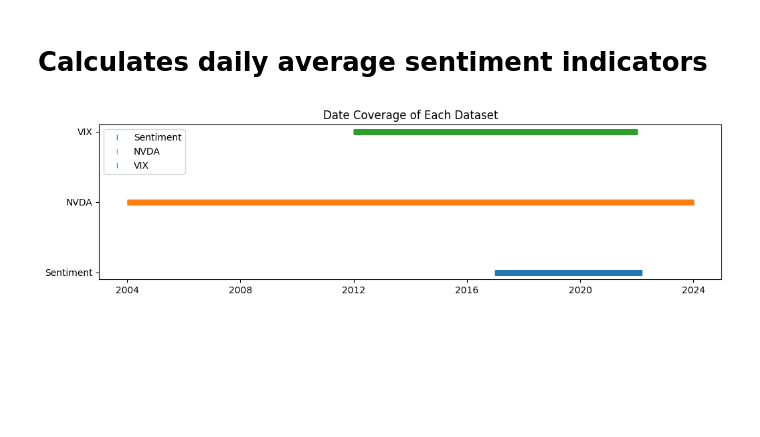
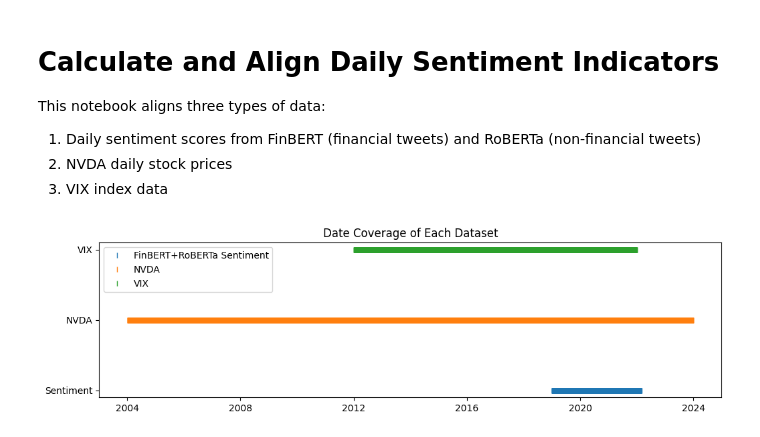
Before and after one commit to INdieCogneuro/IE684-TweetMiner_Market_Sentiment_Analysis, a Jupyter notebook: 4_Analysis/2_Data Alignment.ipynb, the cells around one changed output. Cells and saved outputs as stored; diff of their text form; code cells hidden in the pictures; blank space fills up the shorter version.

Commit message:
Update Analysis with new model, and add BERTtopic sentiment distribution

```diff
--- a/4_Analysis/2_Data Alignment.ipynb
+++ b/4_Analysis/2_Data Alignment.ipynb
@@ -1,66 +1,76 @@
 # %% [markdown]
-# Calculates daily average sentiment indicators
+# Calculate and Align Daily Sentiment Indicators
+
+This notebook aligns three types of data:
+1. Daily sentiment scores from FinBERT (financial tweets) and RoBERTa (non-financial tweets)
+2. NVDA daily stock prices
+3. VIX index data
 # %%
 import pandas as pd
 import matplotlib.pyplot as plt
 
 # read sentiment score
-daily_sent = pd.read_csv("../2_data/daily_sentiment_vader.csv", parse_dates=["date"])
+daily_sent = pd.read_csv("../2_data/daily_sentiment_combined.csv", parse_dates=["date"])
+# only keep Finbert+RoBERTa result
+daily_sent = daily_sent[daily_sent['model_type'] == 'FinBERT+RoBERTa']
 daily_sent = daily_sent.set_index("date")
 
+# read nvda stock price
+nvda = pd.read_csv("../2_data/nvidia_stock_prices.csv", parse_dates=["Date"])
+nvda = nvda.rename(columns={
+    "Open": "nvda_open",
+    "High": "nvda_high",
+    "Low": "nvda_low",
+    "Close": "nvda_close"
+})
+nvda = nvda.sort_values("Date")
+nvda["nvda_return"] = nvda["nvda_close"].pct_change()
+
+nvda_data = nvda[["Date", "nvda_open", "nvda_high", "nvda_low", "nvda_close", "nvda_return"]].set_index("Date")
+nvda_close = nvda_data.dropna(subset=["nvda_return"])
 
 
-# read data
-nvda = pd.read_csv("../2_data/nvidia_stock_prices.csv", parse_dates=["Date"])
-nvda = nvda.rename(columns={"Close": "nvda_close"})
-nvda = nvda.sort_values("Date")
-nvda["nvda_return"] = nvda["nvda_close"].pct_change()
-nvda_close = nvda[["Date", "nvda_close", "nvda_return"]].set_index("Date")
-nvda_close = nvda_close.dropna(subset=["nvda_return"])
-
+# read vix
 vix = pd.read_csv("../2_data/vix_data.csv", parse_dates=["Date"])
 vix = vix.rename(columns={"Close": "vix_close"})
 vix = vix.sort_values("Date")
 vix_close = vix[["Date", "vix_close"]].set_index("Date")
 
-
+# get the date range for each dataset
+sent_dates = set(daily_sent.index.date)
+nvda_dates = set(nvda_close.index.date)
+vix_dates = set(vix_close.index.date)
 
 # visualization
 plt.figure(figsize=(12, 3))
-plt.plot(sorted(sent_dates), [1]*len(sent_dates), '|', label='Sentiment')
+plt.plot(sorted(sent_dates), [1]*len(sent_dates), '|', label='FinBERT+RoBERTa Sentiment')
 plt.plot(sorted(nvda_dates), [2]*len(nvda_dates), '|', label='NVDA')
 plt.plot(sorted(vix_dates), [3]*len(vix_dates), '|', label='VIX')
 plt.yticks([1,2,3], ['Sentiment', 'NVDA', 'VIX'])
 plt.title("Date Coverage of Each Dataset")
 plt.legend()
 plt.show()
 
-#Inner Merge
+# inner merge
 merged_inner = (daily_sent
-    .join(nvda_close[["nvda_close", "nvda_return"]], how="inner")
+    .join(nvda_close[["nvda_open", "nvda_high", "nvda_low", "nvda_close", "nvda_return"]], how="inner")
     .join(vix_close, how="inner")
     .reset_index()
 )
-print("After inner join, total days:", len(merged_inner))
+
+print("\nAfter inner join:")
+print("Total days:", len(merged_inner))
+print("\nMissing values per column:")
 print(merged_inner.isnull().sum())
-
-
-if 'index' in merged_inner.columns:
-    merged_inner = merged_inner.rename(columns={'index': 'date'})
 
 merged_inner.to_csv("../2_data/sentiment_price_vix_inner_aligned.csv", index=False)
 
-
-# print(merged_inner)
-sent_dates = set(daily_sent.index.date)
-nvda_dates = set(nvda_close.index.date)
-vix_dates = set(vix_close.index.date)
-
-
+# visualize overlap
 overlap_dates = sorted(sent_dates & nvda_dates & vix_dates)
-
-print("All overlap dates (total {}):".format(len(overlap_dates)))
-for d in overlap_dates:
-    print(d)
+print(f"\nOverlapping dates (total {len(overlap_dates)}):")
+print(f"From: {min(overlap_dates)}")
+print(f"To: {max(overlap_dates)}")
+print(merged_inner.columns)
+print(merged_inner.head())
 # %% [output]
-[figure, old version]
+[figure, new version]
```
Also changed, not shown: parts of 3 cells of this notebook, 7 other files.
